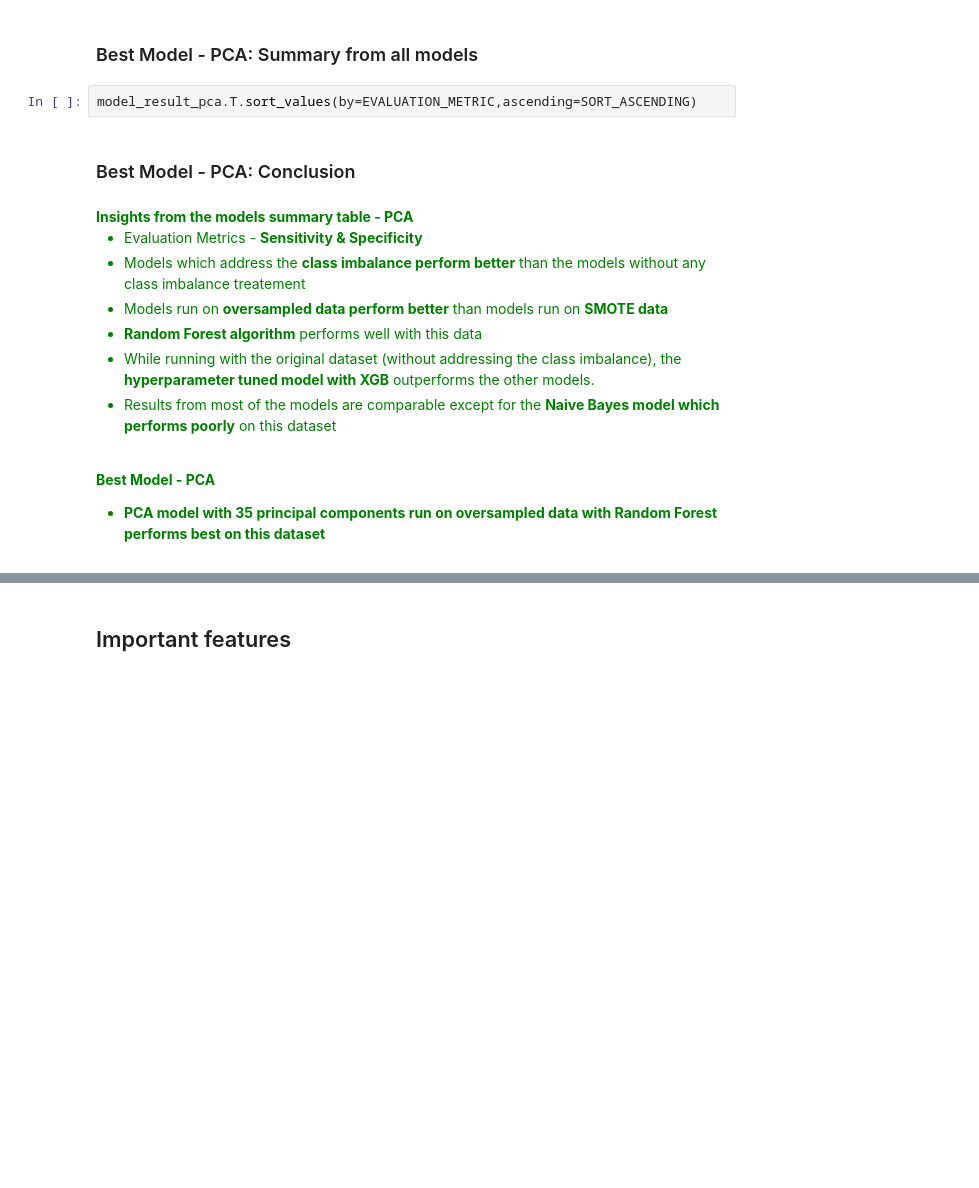
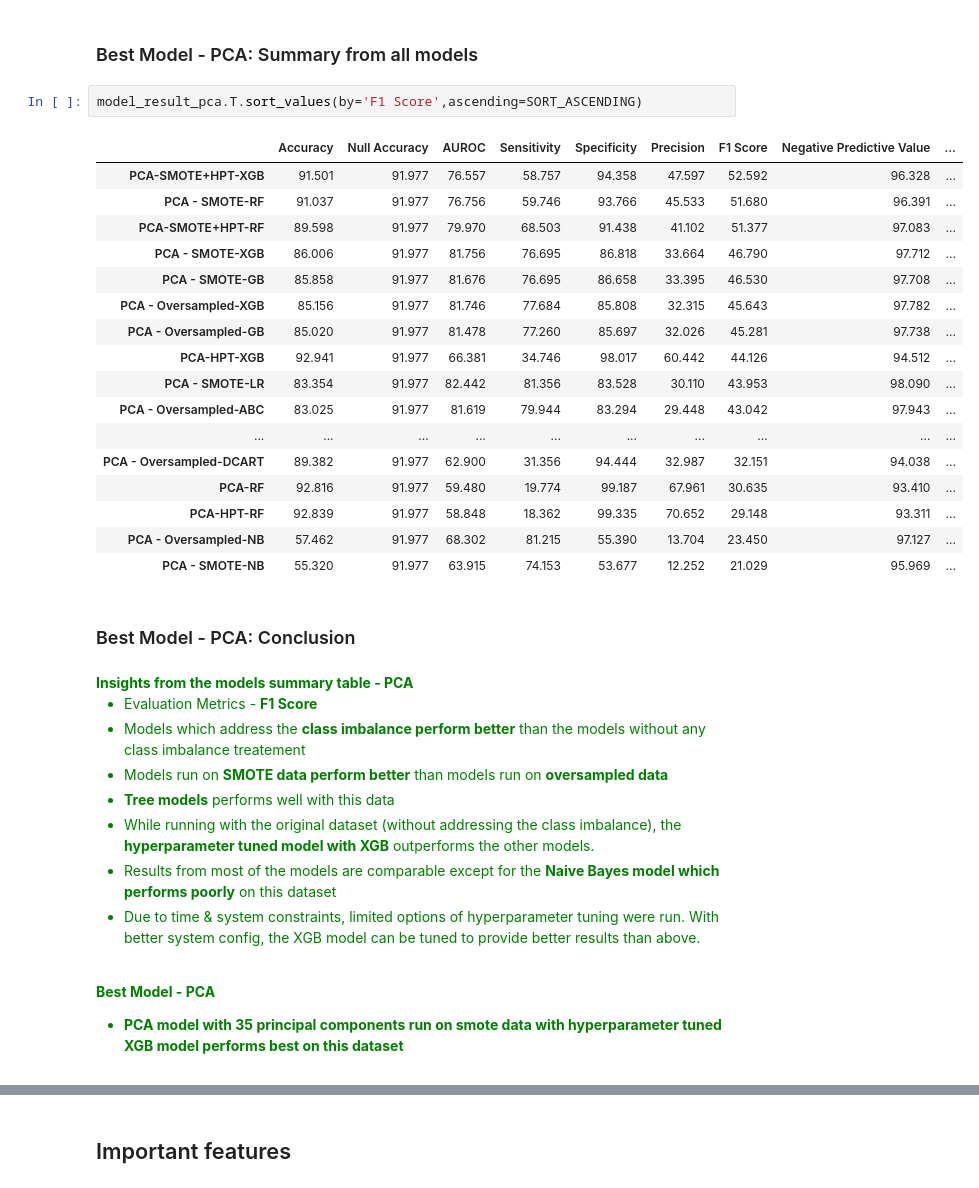
Before and after one commit to Lakshmi-1212/TelecomChurn_CaseStudy, a Jupyter notebook: TelcomChurn_CaseStudy.ipynb, the cells around one changed output, grey strips where cells are left out. Cells and saved outputs as stored; diff of their text form; blank space fills up the shorter version.

```diff
--- a/TelcomChurn_CaseStudy.ipynb
+++ b/TelcomChurn_CaseStudy.ipynb
@@ -2053,21 +2094,40 @@ Feature Importance from RF - oversampled model
 # %% [markdown]
 ### Best Model - PCA: Summary from all models
 # %%
-model_result_pca.T.sort_values(by=EVALUATION_METRIC,ascending=SORT_ASCENDING)
+model_result_pca.T.sort_values(by='F1 Score',ascending=SORT_ASCENDING)
+# %% [output]
+|  | Accuracy | Null Accuracy | AUROC | Sensitivity | Specificity | Precision | F1 Score | Negative Predictive Value | ... |
+| PCA-SMOTE+HPT-XGB | 91.501 | 91.977 | 76.557 | 58.757 | 94.358 | 47.597 | 52.592 | 96.328 | ... |
+| PCA - SMOTE-RF | 91.037 | 91.977 | 76.756 | 59.746 | 93.766 | 45.533 | 51.680 | 96.391 | ... |
+| PCA-SMOTE+HPT-RF | 89.598 | 91.977 | 79.970 | 68.503 | 91.438 | 41.102 | 51.377 | 97.083 | ... |
+| PCA - SMOTE-XGB | 86.006 | 91.977 | 81.756 | 76.695 | 86.818 | 33.664 | 46.790 | 97.712 | ... |
+| PCA - SMOTE-GB | 85.858 | 91.977 | 81.676 | 76.695 | 86.658 | 33.395 | 46.530 | 97.708 | ... |
+| PCA - Oversampled-XGB | 85.156 | 91.977 | 81.746 | 77.684 | 85.808 | 32.315 | 45.643 | 97.782 | ... |
+| PCA - Oversampled-GB | 85.020 | 91.977 | 81.478 | 77.260 | 85.697 | 32.026 | 45.281 | 97.738 | ... |
+| PCA-HPT-XGB | 92.941 | 91.977 | 66.381 | 34.746 | 98.017 | 60.442 | 44.126 | 94.512 | ... |
+| PCA - SMOTE-LR | 83.354 | 91.977 | 82.442 | 81.356 | 83.528 | 30.110 | 43.953 | 98.090 | ... |
+| PCA - Oversampled-ABC | 83.025 | 91.977 | 81.619 | 79.944 | 83.294 | 29.448 | 43.042 | 97.943 | ... |
+| ... | ... | ... | ... | ... | ... | ... | ... | ... | ... |
+| PCA - Oversampled-DCART | 89.382 | 91.977 | 62.900 | 31.356 | 94.444 | 32.987 | 32.151 | 94.038 | ... |
+| PCA-RF | 92.816 | 91.977 | 59.480 | 19.774 | 99.187 | 67.961 | 30.635 | 93.410 | ... |
+| PCA-HPT-RF | 92.839 | 91.977 | 58.848 | 18.362 | 99.335 | 70.652 | 29.148 | 93.311 | ... |
+| PCA - Oversampled-NB | 57.462 | 91.977 | 68.302 | 81.215 | 55.390 | 13.704 | 23.450 | 97.127 | ... |
+| PCA - SMOTE-NB | 55.320 | 91.977 | 63.915 | 74.153 | 53.677 | 12.252 | 21.029 | 95.969 | ... |
 # %% [markdown]
 ### Best Model - PCA: Conclusion
 # %% [markdown]
 <font color = 'green'>
 <b> Insights from the models summary table - PCA </b> <br>
 
-- Evaluation Metrics - **Sensitivity & Specificity** <br>
+- Evaluation Metrics - **F1 Score** <br>
 - Models which address the **class imbalance perform better** than the models without any class imbalance treatement <br>
-- Models run on **oversampled data perform better** than models run on **SMOTE data**<br>
-- **Random Forest algorithm** performs well with this data<br>
+- Models run on **SMOTE data perform better** than models run on **oversampled data**<br>
+- **Tree models** performs well with this data<br>
 - While running with the original dataset (without addressing the class imbalance), the **hyperparameter tuned model with XGB** outperforms the other models.<br>
 - Results from most of the models are comparable except for the **Naive Bayes model which performs poorly** on this dataset<br>
+- Due to time & system constraints, limited options of hyperparameter tuning were run. With better system config, the XGB model can be tuned to provide better results than above.
 <br>
 
 <b>Best Model - PCA</b><br>
-- **PCA model with 35 principal components run on oversampled data with Random Forest performs best on this dataset**
+- **PCA model with 35 principal components run on smote data with hyperparameter tuned XGB model performs best on this dataset**
 </font>
```
Also changed, not shown: parts of 30 cells of this notebook.
